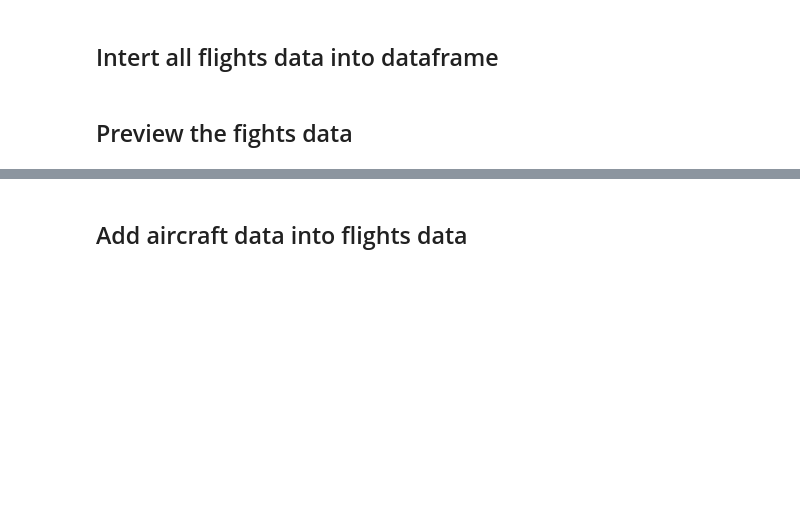
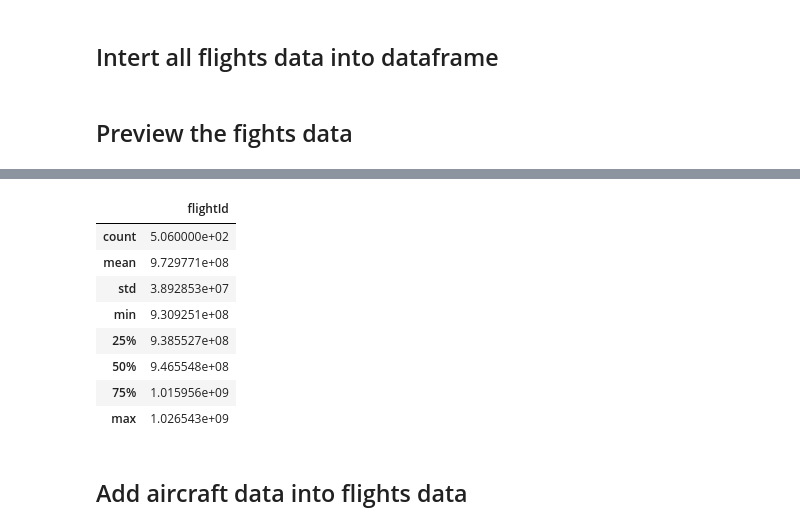
Before and after one commit to CatsPoo/ELAL_Delay_project, a Jupyter notebook: .dist/api_test_2.ipynb, the cells around one changed output, grey strips where cells are left out. Saved outputs shown, nothing was run; the diff lists cells and outputs as text; code cells hidden in the pictures; blank space fills up the shorter version.

```diff
--- a/.dist/api_test_2.ipynb
+++ b/.dist/api_test_2.ipynb
@@ -482,13 +499,13 @@ Collectiong 4X-EDA flights
 # %% [markdown]
 ## Intert all flights data into dataframe
 # %%
-def get_all_flights_dataframe():
+def get_flights_dataframe():
     flights = load_object_from_file(FLIGHT_Data_FILE)
     return pd.DataFrame(flights)
 # %% [markdown]
 ## Preview the fights data
 # %%
-flights_df = get_all_flights_dataframe()
+flights_df = get_flights_dataframe()
 # %%
 
 flights_df.head()
@@ -497,5 +539,15 @@ flights_df.info()
 # %%
-df.describe()
+flights_df.describe()
+# %% [output]
+|  | flightId |
+| count | 5.060000e+02 |
+| mean | 9.729771e+08 |
+| std | 3.892853e+07 |
+| min | 9.309251e+08 |
+| 25% | 9.385527e+08 |
+| 50% | 9.465548e+08 |
+| 75% | 1.015956e+09 |
+| max | 1.026543e+09 |
 # %% [markdown]
 ## Add aircraft data into flights data
 # %% [markdown]
```
Also changed, not shown: parts of 18 cells of this notebook, 5 other files.
